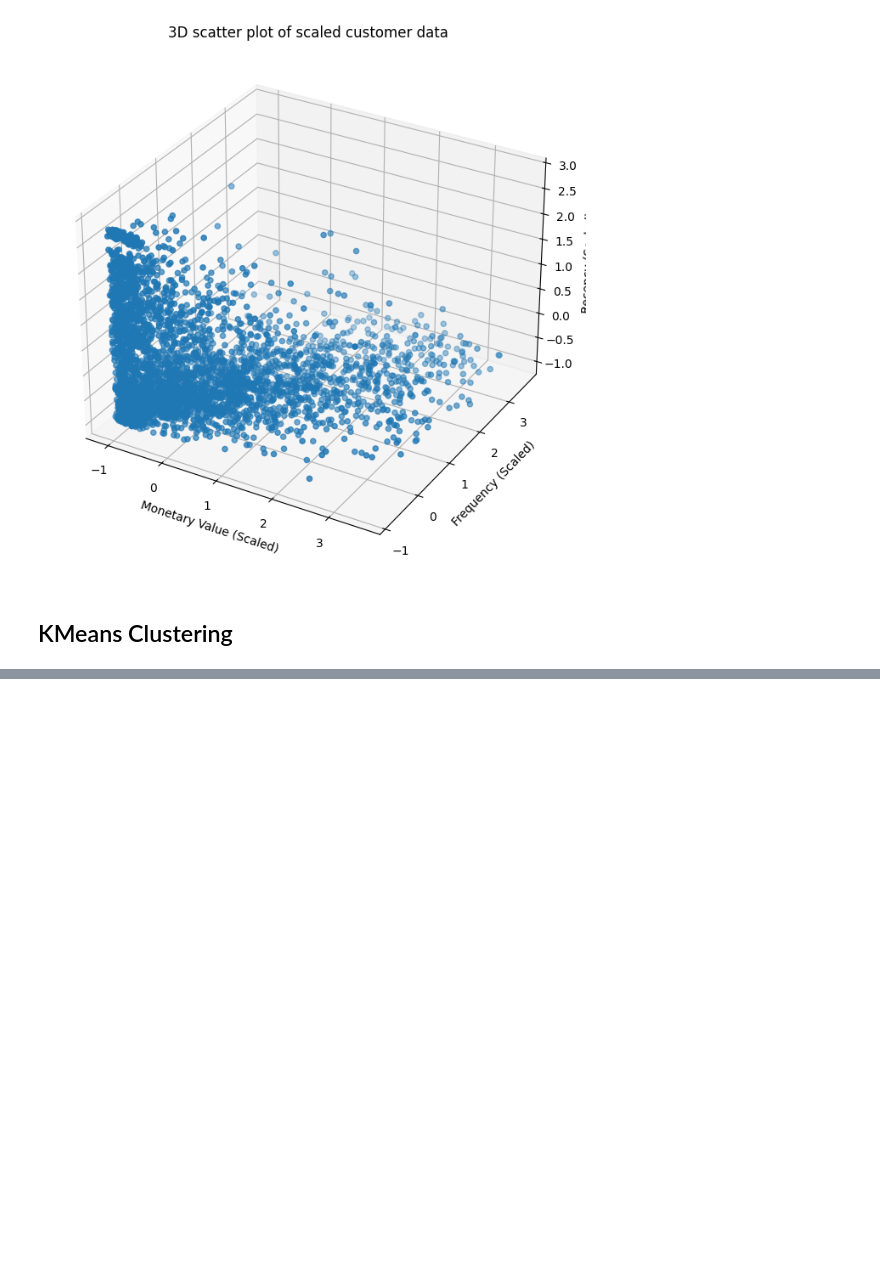
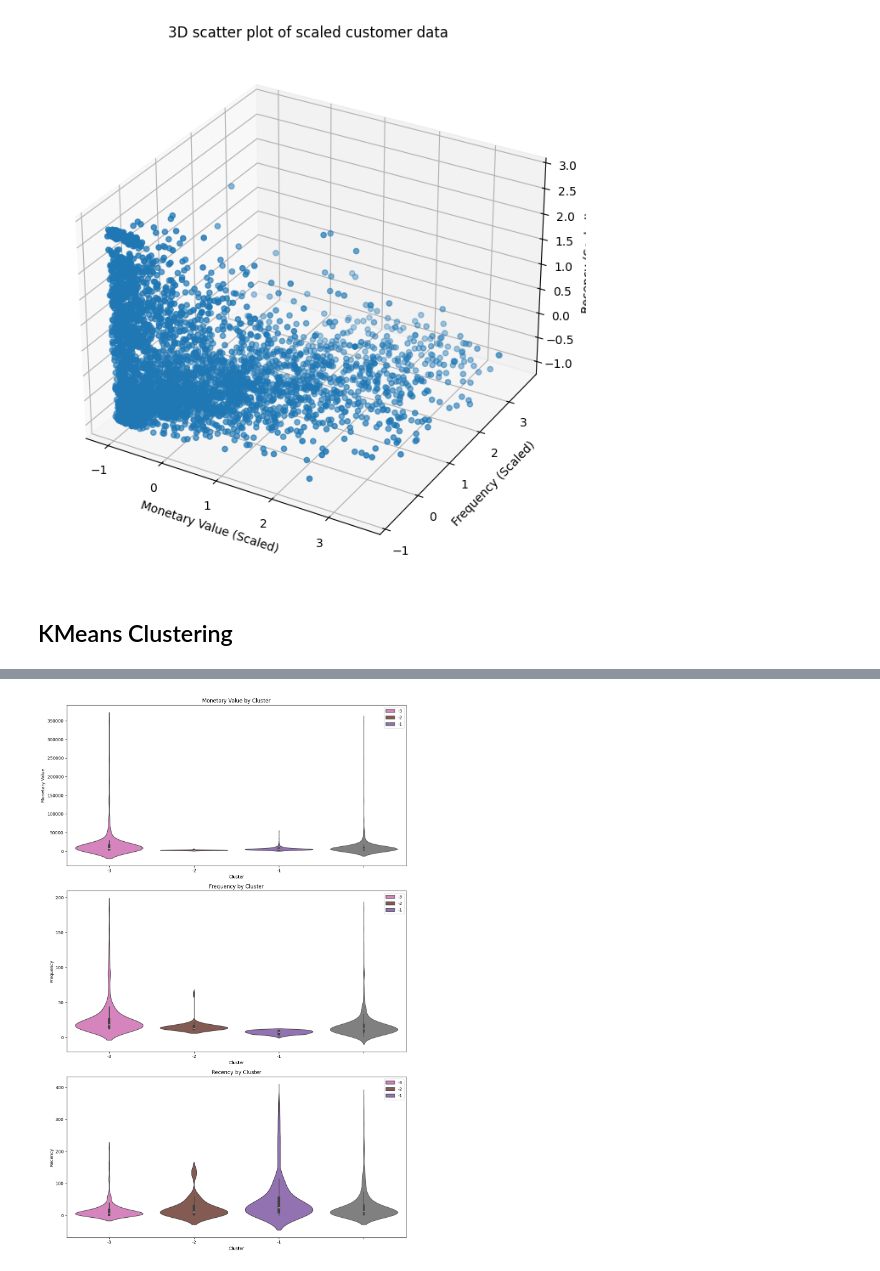
Before and after one commit to poojan019/customerSegmentation, a Jupyter notebook: main.ipynb, the cells around one changed output, grey strips where cells are left out. Cells and saved outputs as stored; diff of their text form; code cells hidden in the pictures; blank space fills up the shorter version.

```diff
--- a/main.ipynb
+++ b/main.ipynb
@@ -517,0 +660,13 @@ plt.show()
+# %%
+overlap_indices = monetary_outliers_df.index.intersection(frequency_outliers_df.index)
+
+monetary_only_outliers = monetary_outliers_df.drop(overlap_indices)
+frequency_only_outliers = frequency_outliers_df.drop(overlap_indices)
+monetary_and_frequency_outliers = monetary_outliers_df.loc[overlap_indices]
+
+monetary_only_outliers['Cluster'] = -1
+frequency_only_outliers['Cluster'] = -2
+monetary_and_frequency_outliers['Cluster'] = -3
+
+outlier_cluster_df = pd.concat([monetary_only_outliers, frequency_only_outliers, monetary_and_frequency_outliers])
+outlier_cluster_df
@@ -517,0 +687,29 @@ plt.show()
+# %%
+cluster_colors = {-1: '#9467bd',
+                  -2: '#8c564b',
+                  -3: '#e377c2'}
+
+plt.figure(figsize=(12, 18))
+
+plt.subplot(3, 1, 1)
+sns.violinplot(x=outlier_cluster_df['Cluster'], y=outlier_cluster_df['MonetaryValue'], palette=cluster_colors, hue=outlier_cluster_df["Cluster"])
+sns.violinplot(y=outlier_cluster_df['MonetaryValue'], color='gray', linewidth=1.0)
+plt.title('Monetary Value by Cluster')
+plt.ylabel('Monetary Value')
+
+plt.subplot(3, 1, 2)
+sns.violinplot(x=outlier_cluster_df['Cluster'], y=outlier_cluster_df['Frequency'], palette=cluster_colors, hue=outlier_cluster_df["Cluster"])
+sns.violinplot(y=outlier_cluster_df['Frequency'], color='gray', linewidth=1.0)
+plt.title('Frequency by Cluster')
+plt.ylabel('Frequency')
+
+plt.subplot(3, 1, 3)
+sns.violinplot(x=outlier_cluster_df['Cluster'], y=outlier_cluster_df['Recency'], palette=cluster_colors, hue=outlier_cluster_df["Cluster"])
+sns.violinplot(y=outlier_cluster_df['Recency'], color='gray', linewidth=1.0)
+plt.title('Recency by Cluster')
+plt.ylabel('Recency')
+
+plt.tight_layout()
+plt.show()
+# %% [output]
+[figure, added]
```
Also changed, not shown: parts of 14 cells of this notebook.
